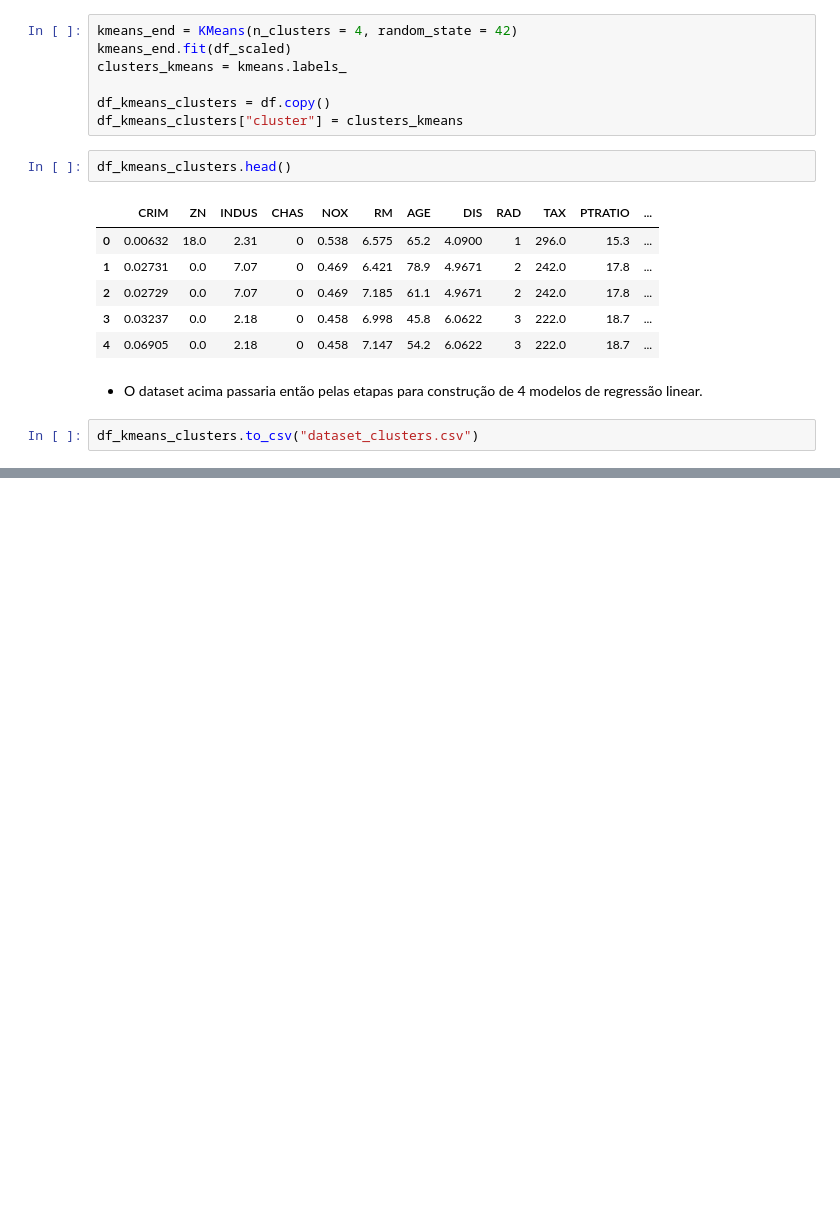
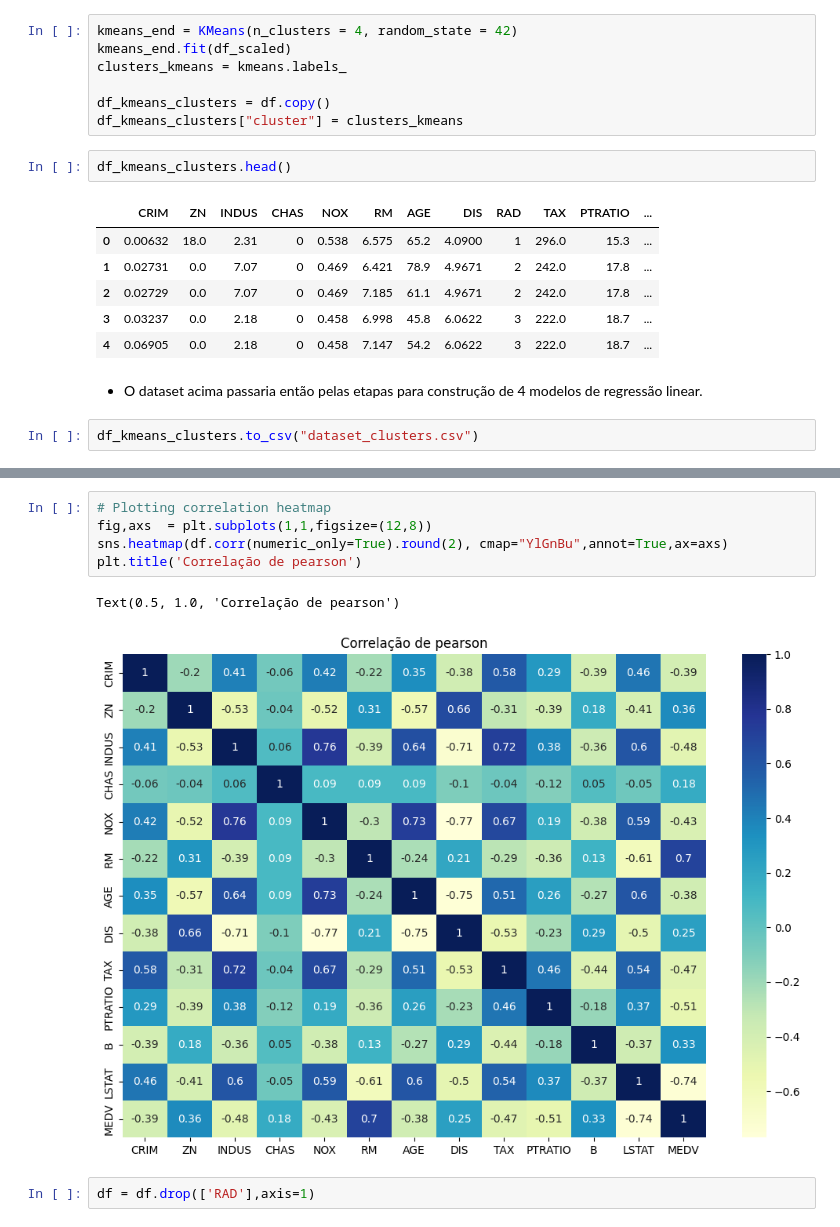
Before and after one commit to VKLac/ia_industria_task3, a Jupyter notebook: Clustering.ipynb, the cells around one changed output, grey strips where cells are left out. Drawn from its saved outputs; the diff is of its cells as text; blank space fills up the shorter version.

```diff
--- a/Clustering.ipynb
+++ b/Clustering.ipynb
@@ -199,0 +264,10 @@ df_kmeans_clusters.to_csv("dataset_clusters.csv")
+# %%
+# Plotting correlation heatmap
+fig,axs  = plt.subplots(1,1,figsize=(12,8))
+sns.heatmap(df.corr(numeric_only=True).round(2), cmap="YlGnBu",annot=True,ax=axs)
+plt.title('Correlação de pearson')
+# %% [output]
+Text(0.5, 1.0, 'Correlação de pearson')
+[figure, added]
+# %%
+df = df.drop(['RAD'],axis=1)
```
Also changed, not shown: parts of 50 cells of this notebook.
